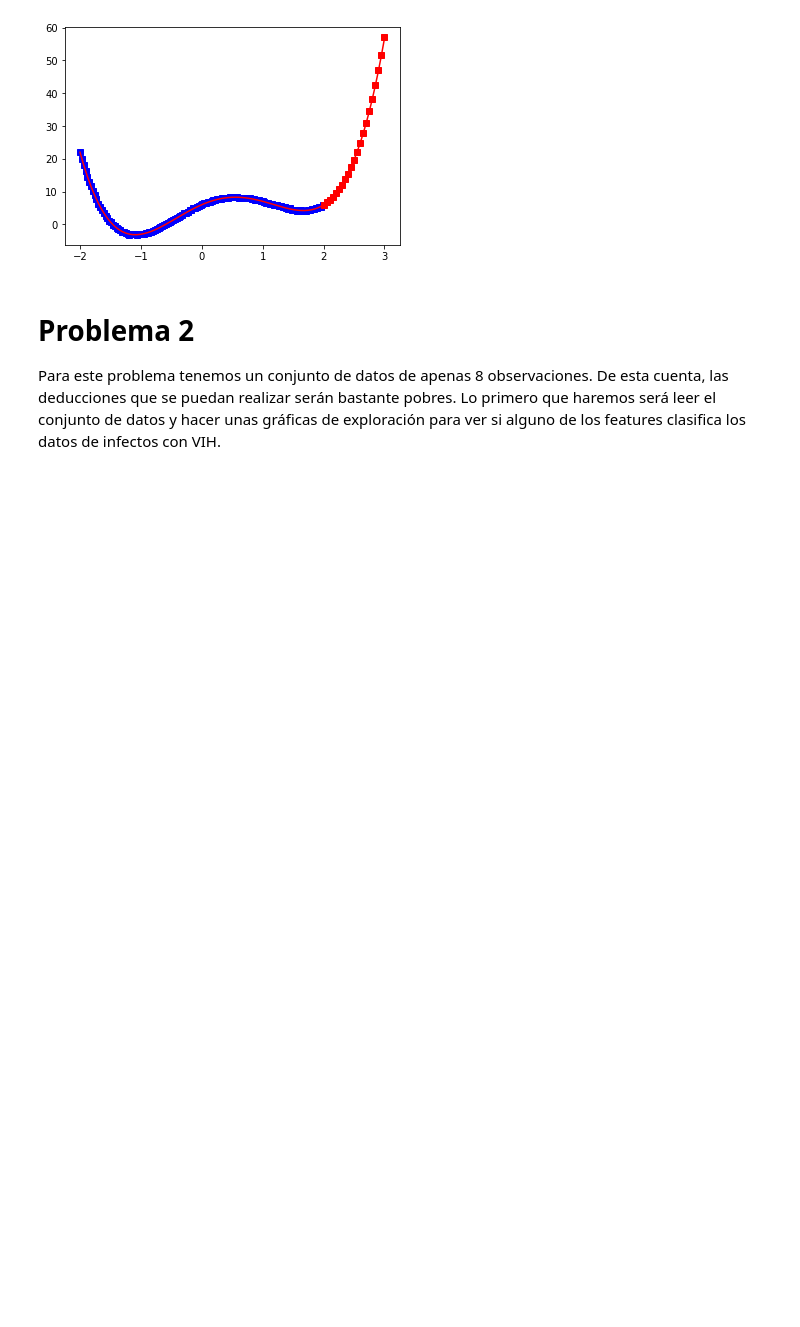
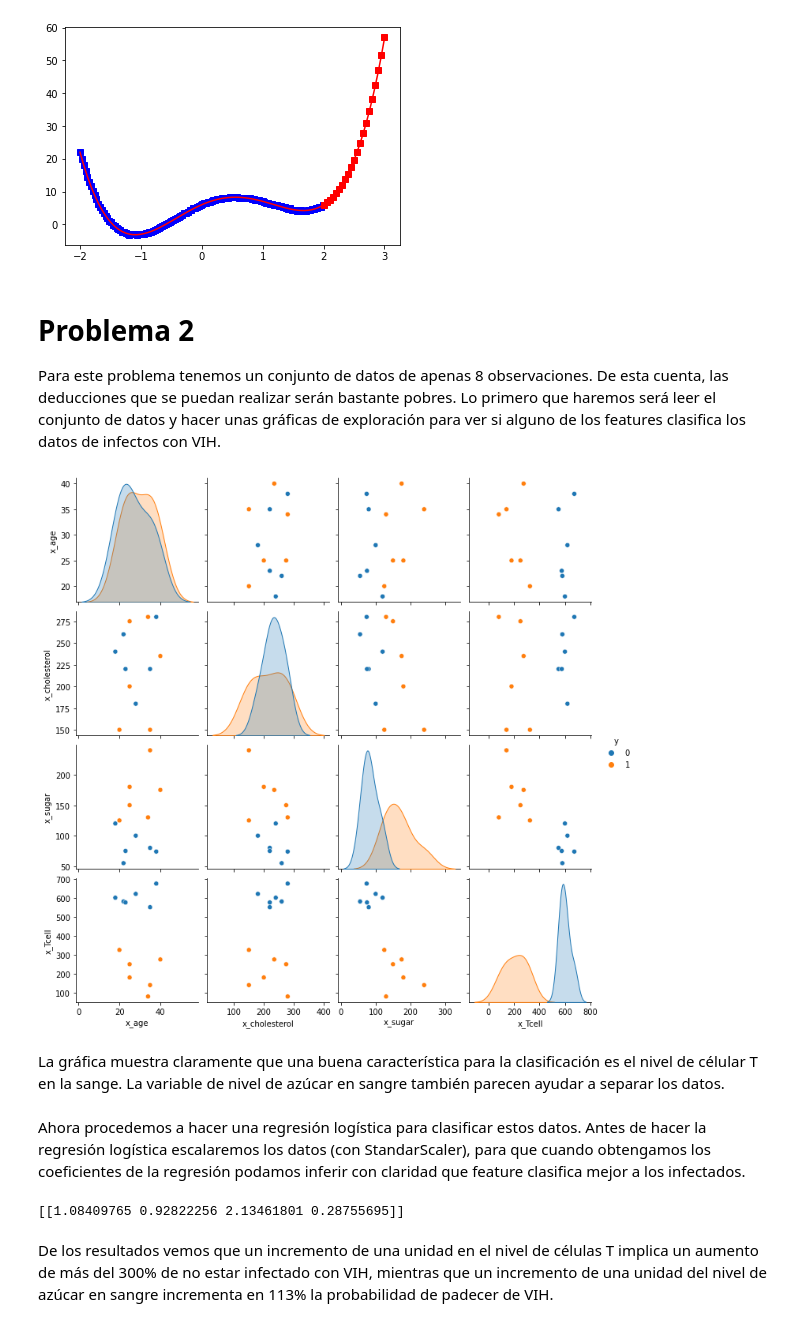
Before and after one commit to hugoallan9/Proyecto-Final-IA, a Jupyter notebook: notebooks/Proyecto final.ipynb, the cells around one changed output. Saved outputs shown, nothing was run; the diff lists cells and outputs as text; code cells hidden in the pictures; blank space fills up the shorter version.

Commit message:
Problema 2 completo

```diff
--- a/notebooks/Proyecto final.ipynb
+++ b/notebooks/Proyecto final.ipynb
@@ -151,3 +182,29 @@ plt.plot(X_test, polyreg.predict(poly_features_test), 'r', label = 'Valores pred
 Para este problema tenemos un conjunto de datos de apenas 8 observaciones. De esta cuenta, las deducciones que se puedan
 realizar serán bastante pobres. Lo primero que haremos será leer el conjunto de datos y hacer unas gráficas de exploración
 para ver si alguno de los features clasifica los datos de infectos con VIH.
+# %%
+datos_p2 = pd.read_csv('../data/problem2.csv')
+# %%
+#Gráfica
+sb.pairplot(datos_p2, hue='y', markers = 'o')
+plt.show()
+# %% [output]
+[figure, added]
+# %% [markdown]
+La gráfica muestra claramente que una buena característica para la clasificación es el nivel de célular T en la sange. La variable de nivel de azúcar en sangre también parecen ayudar a separar los datos.
+# %% [markdown]
+Ahora procedemos a hacer una regresión logística para clasificar estos datos. Antes de hacer la regresión logística escalaremos los datos (con StandarScaler), para que cuando obtengamos los coeficientes de la regresión podamos inferir con claridad que feature clasifica mejor a los infectados.
+# %%
+target = datos_p2["y"]
+features = datos_p2.drop(["y"], inplace=False, axis=1)
+X_train_p2, X_test_p2, y_train_p2, y_test_p2 = train_test_split(features, target, test_size=0.2, random_state=5)
+sc = StandardScaler()
+X_train_std = sc.fit_transform(X_train_p2)
+X_test_std = sc.transform(X_test_p2)
+lr = LogisticRegression()
+lr.fit(X_train_std, y_train_p2)
+print(np.exp(lr.coef_))
+# %% [output]
+[[1.08409765 0.92822256 2.13461801 0.28755695]]
+# %% [markdown]
+De los resultados vemos que un incremento de una unidad en el nivel de células T implica un aumento de más del 300% de no estar infectado con VIH, mientras que un incremento de una unidad del nivel de azúcar en sangre incrementa en 113% la probabilidad de padecer de VIH.
```
Also changed, not shown: parts of 8 cells of this notebook, 10 other files.
